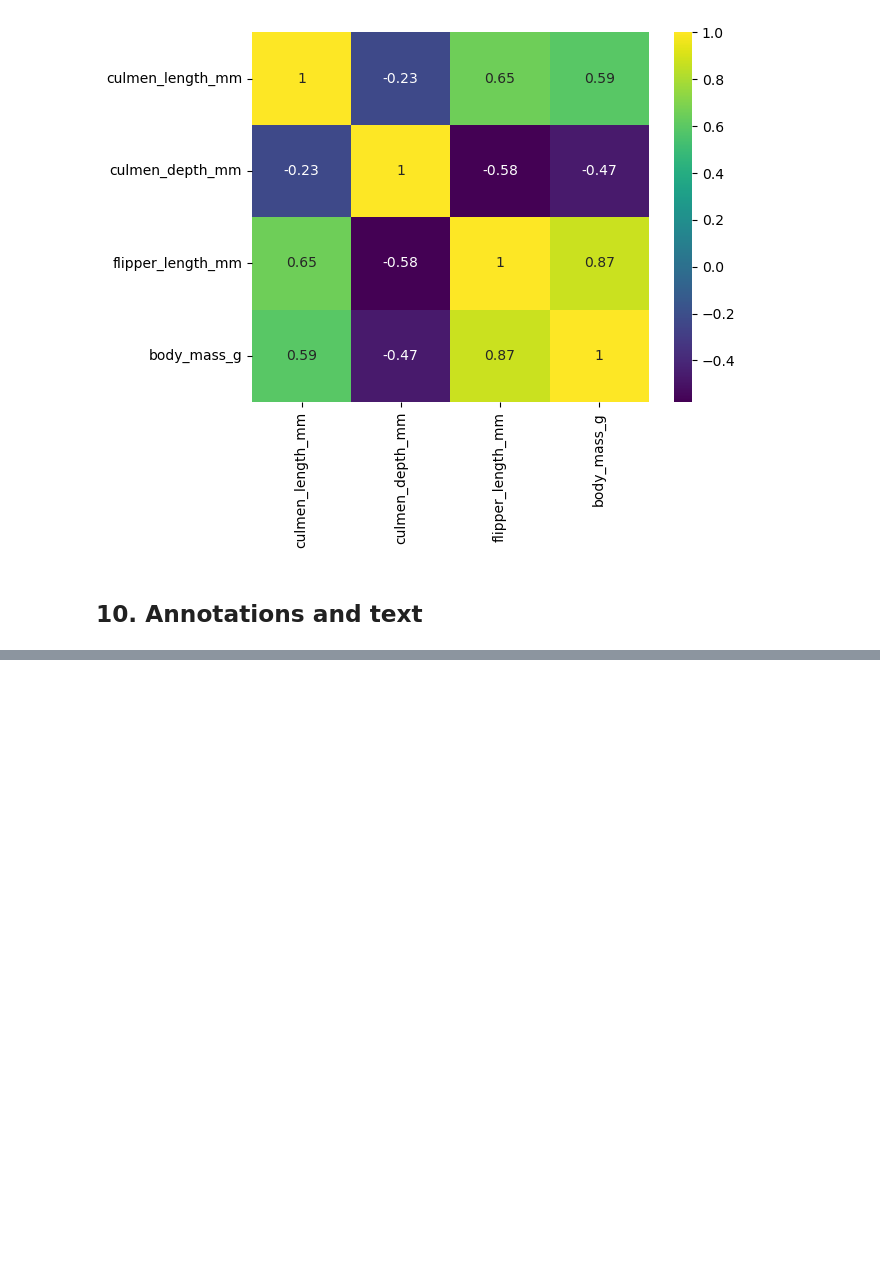
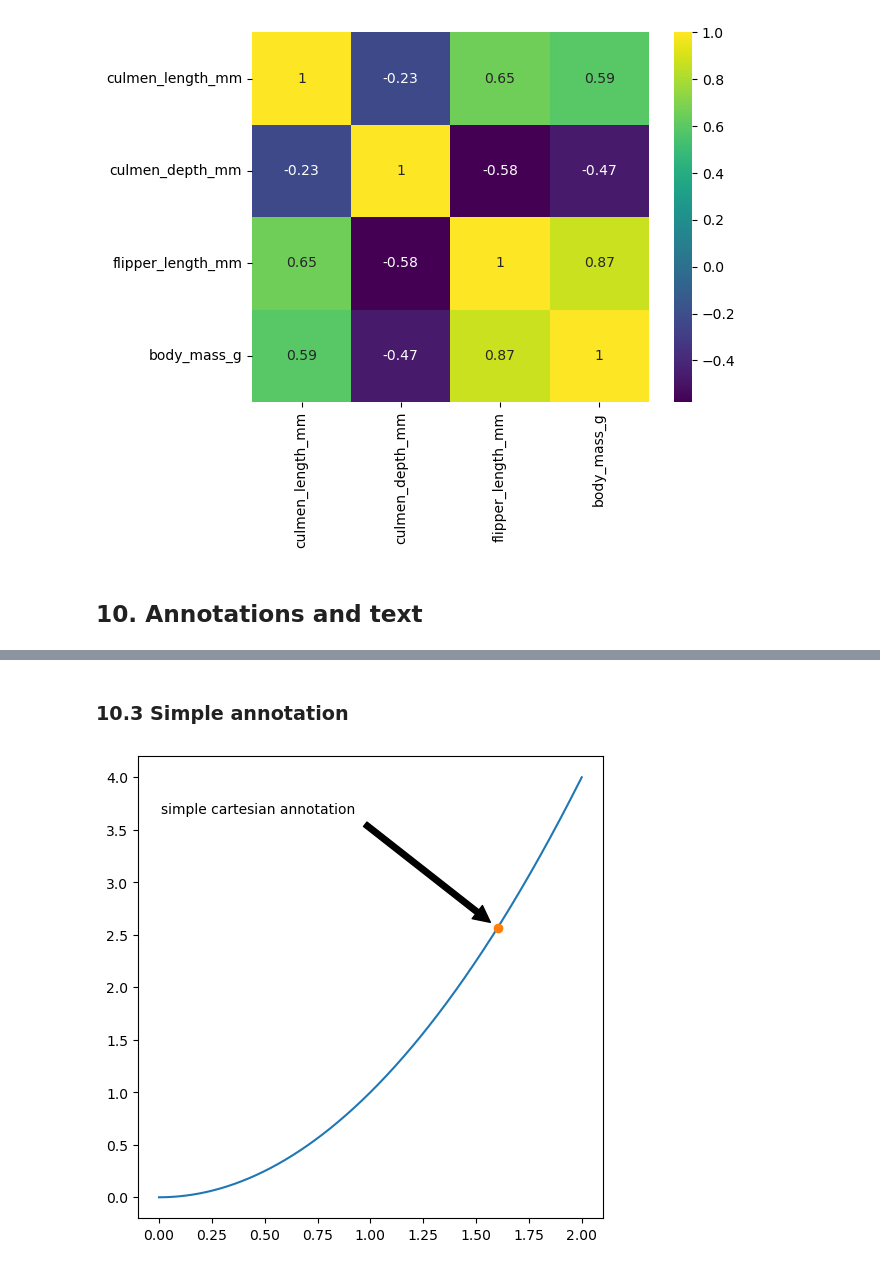
Before and after one commit to mikjf/data_visualization, a Jupyter notebook: fun_with_graphs.ipynb, the cells around one changed output, grey strips where cells are left out. Cells and saved outputs as stored; diff of their text form; code cells hidden in the pictures; blank space fills up the shorter version.

```diff
--- a/fun_with_graphs.ipynb
+++ b/fun_with_graphs.ipynb
@@ -302,0 +376,34 @@ sns.heatmap(penguins_size.corr(), annot = True, cmap = 'viridis');
+# %% [markdown]
+### 10.3 Simple annotation
+# %%
+# annotation
+
+# create figure and axis
+fig, ax = plt.subplots(figsize=(6, 6))
+
+# generate data
+x = np.linspace(0, 2, 1000)
+y = x**2
+
+line, = ax.plot(x, y)
+
+# plot line
+ind = 800
+thisx, thisy = x[ind], y[ind]
+ax.plot([thisx], [thisy], 'o')
+
+# create annotation
+ax.annotate('simple cartesian annotation',
+            # x, y coordinates in the plot
+            xy=(thisx, thisy),
+            # fraction of axes width and height
+            xytext=(0.05, 0.9),
+            # use axes coordinates for the placement
+            textcoords='axes fraction',
+            arrowprops=dict(facecolor='black', shrink=0.05),
+            horizontalalignment='left',
+            verticalalignment='top')
+
+plt.show()
+# %% [output]
+[figure, added]
```
Also changed, not shown: parts of 10 cells of this notebook, 1 other file.
